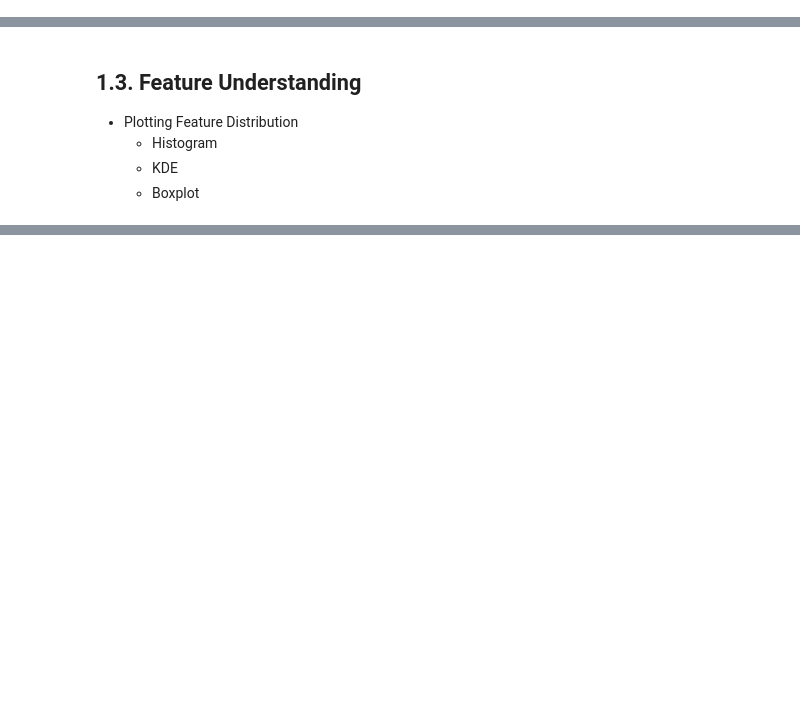
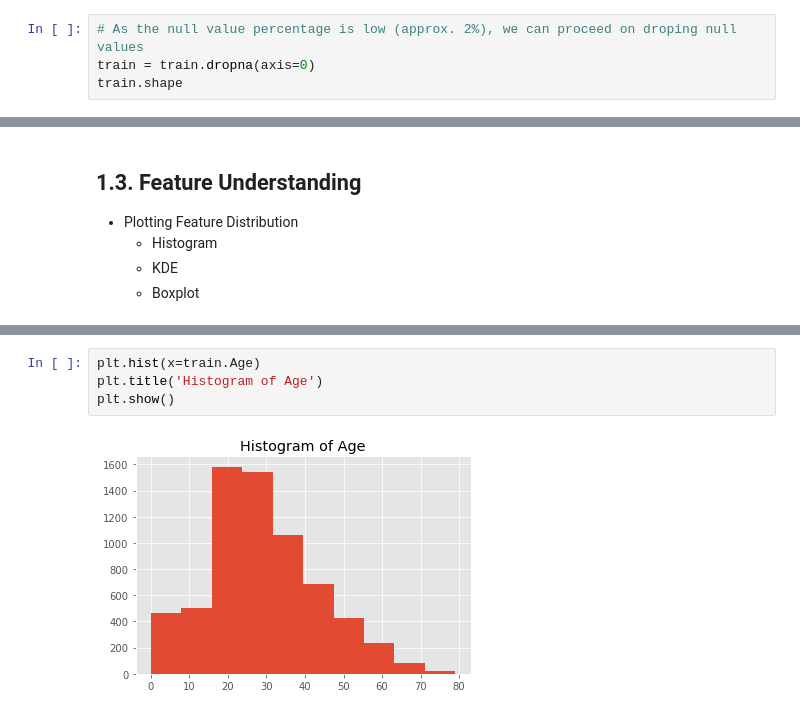
Before and after one commit to manoloacademia/spaceship_titanic, a Jupyter notebook: spaceship_titanic.ipynb, the cells around one changed output, grey strips where cells are left out. Drawn from its saved outputs; the diff is of its cells as text; blank space fills up the shorter version.

```diff
--- a/spaceship_titanic.ipynb
+++ b/spaceship_titanic.ipynb
@@ -77,0 +97,4 @@ Notes: it is a good practice to:
+# %%
+# As the null value percentage is low (approx. 2%), we can proceed on droping null values
+train = train.dropna(axis=0)
+train.shape
@@ -141,0 +192,6 @@ Name: HomePlanet, dtype: int64
+# %%
+plt.hist(x=train.Age)
+plt.title('Histogram of Age')
+plt.show()
+# %% [output]
+[figure, added]
```
Also changed, not shown: parts of 10 cells of this notebook.
